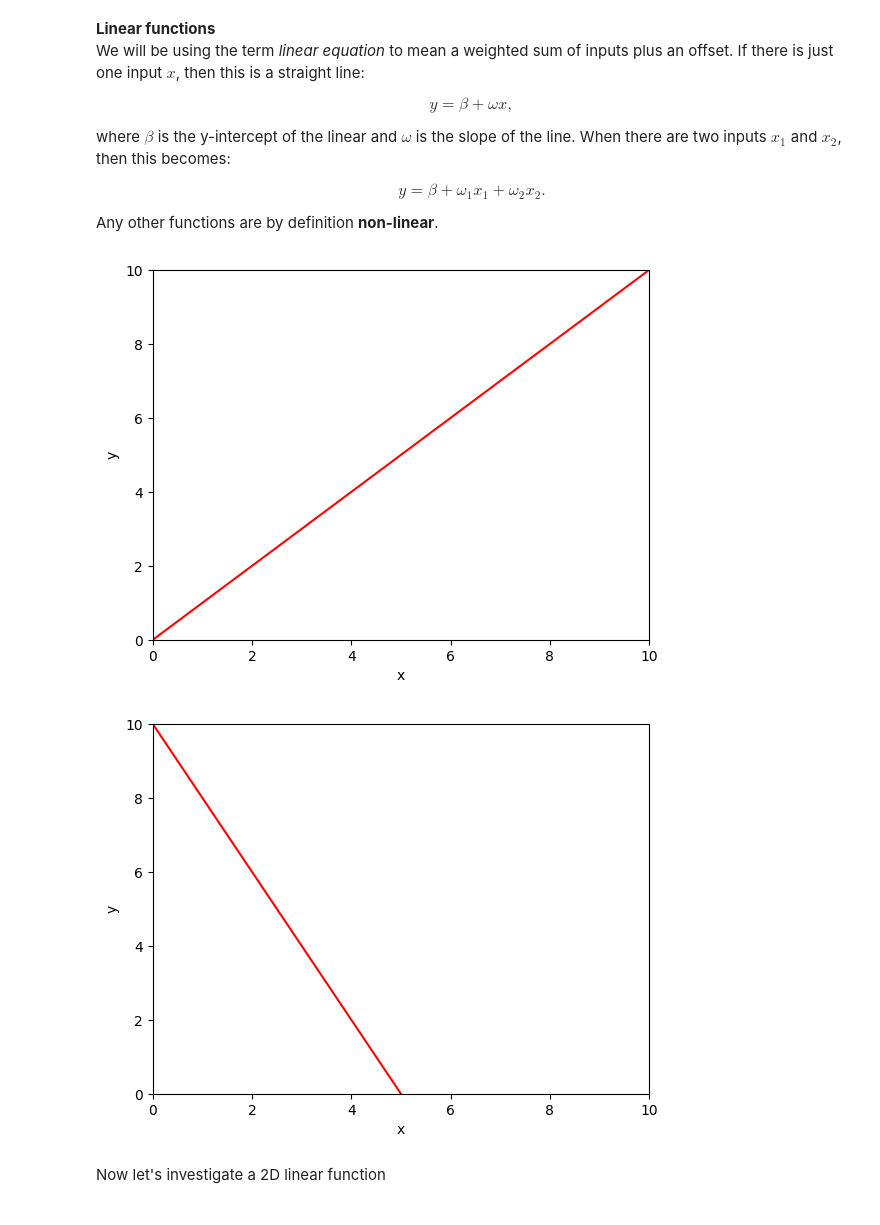
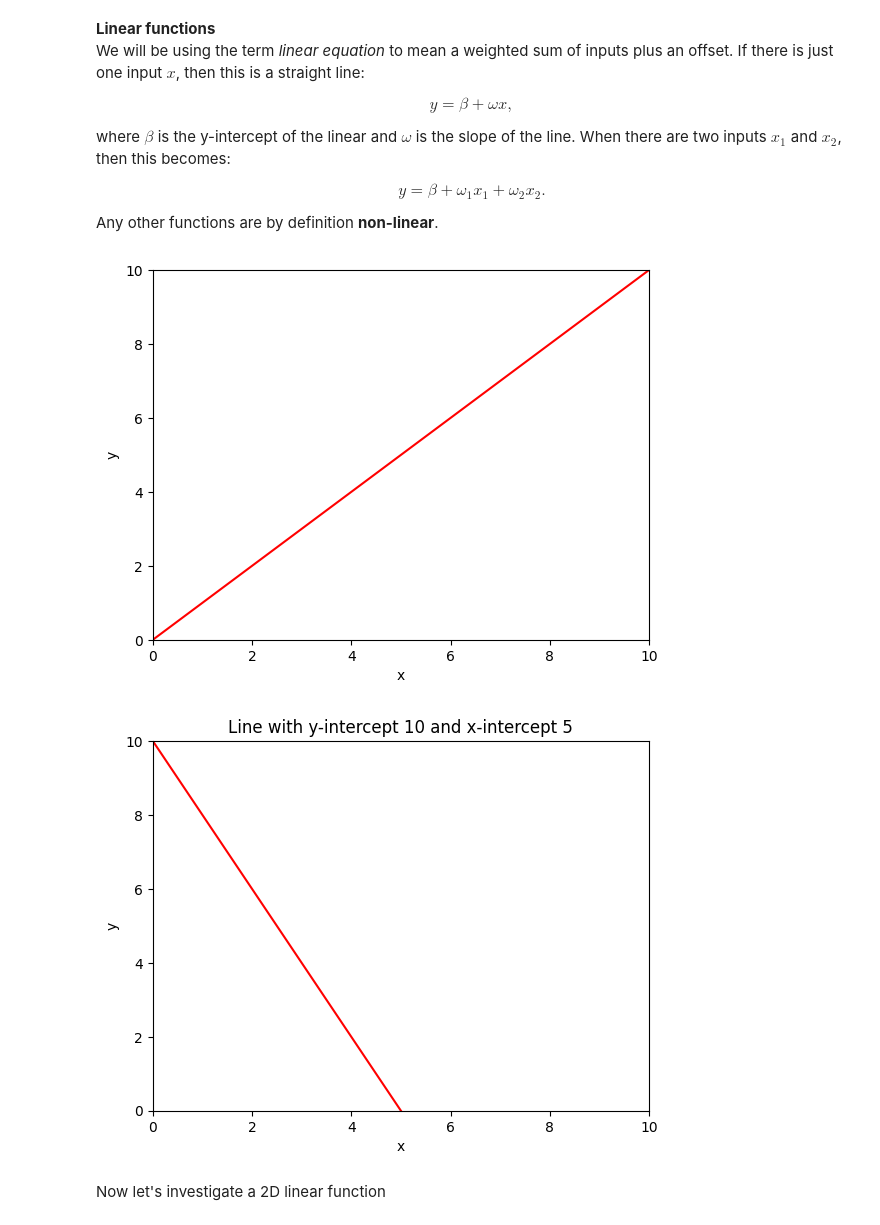
Before and after one commit to meisben/udlbook, a Jupyter notebook: Notebooks/Chap01/1_1_BackgroundMathematics.ipynb, the cells around one changed output. Saved outputs shown, nothing was run; the diff lists cells and outputs as text; code cells hidden in the pictures.

```diff
--- a/Notebooks/Chap01/1_1_BackgroundMathematics.ipynb
+++ b/Notebooks/Chap01/1_1_BackgroundMathematics.ipynb
@@ -38,34 +38,35 @@ x = np.arange(0.0,10.0, 0.01)
 # Compute y using the function you filled in above
 beta = 0.0; omega = 1.0
 
 y = linear_function_1D(x,beta,omega)
 
 # Plot this function
 fig, ax = plt.subplots()
 ax.plot(x,y,'r-')
 ax.set_ylim([0,10]);ax.set_xlim([0,10])
 ax.set_xlabel('x'); ax.set_ylabel('y')
 plt.show()
 
 # TODO -- experiment with changing the values of beta and omega
 # to understand what they do.  Try to make a line
 # that crosses the y-axis at y=10 and the x-axis at x=5
 # DONE(BMC)
 
 
 beta = 10.0; omega = -2.0
 
 y2 = linear_function_1D(x,beta,omega)
 
 # Plot this function
 fig, ax = plt.subplots()
 ax.plot(x,y2,'r-')
 ax.set_ylim([0,10]);ax.set_xlim([0,10])
 ax.set_xlabel('x'); ax.set_ylabel('y')
+ax.set_title('Line with y-intercept 10 and x-intercept 5')
 plt.show()
 # %% [output]
 [figure]
-[figure, old version]
+[figure, new version]
 # %% [markdown]
 Now let's investigate a 2D linear function
 # %%
```
Also changed, not shown: parts of 3 cells of this notebook, 1 other file.
